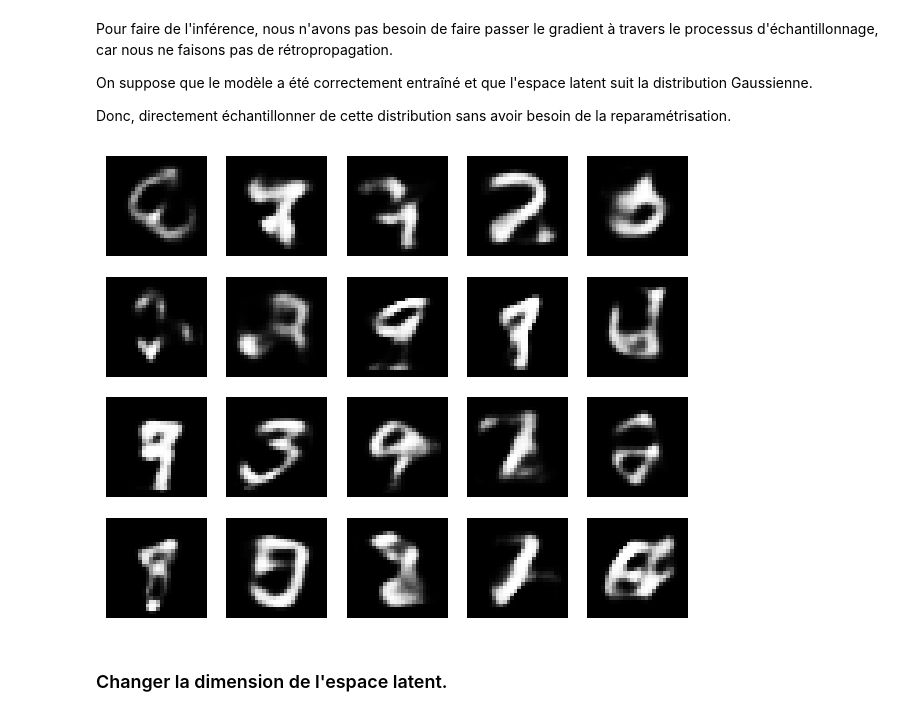
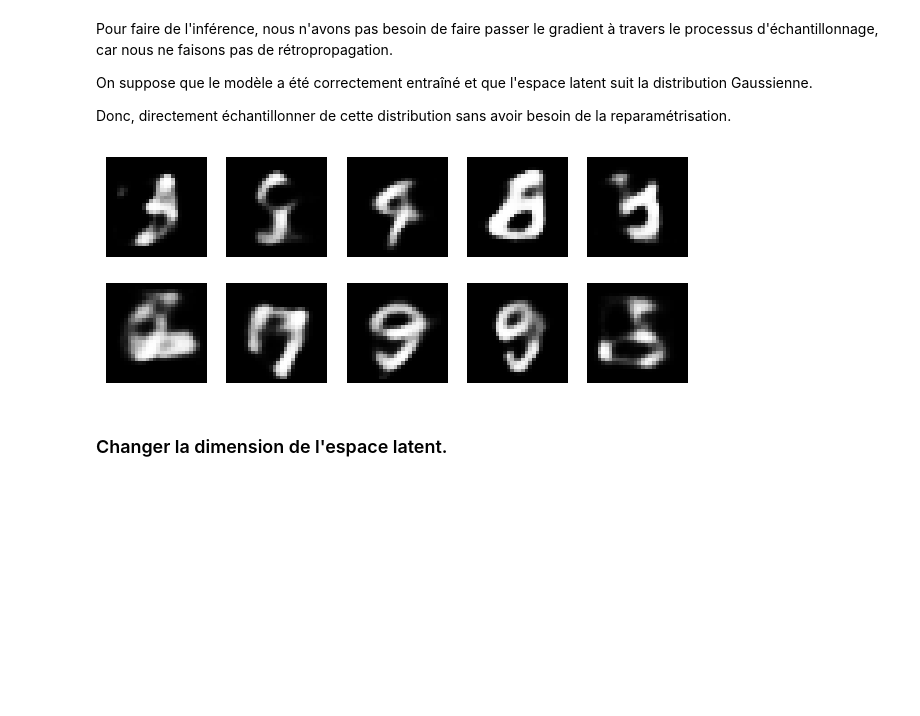
Before and after one commit to raphrb2/Autosupervised-Learning, a Jupyter notebook: TP2_VAE/TP_VAE.ipynb, the cells around one changed output. Cells and saved outputs as stored; diff of their text form; code cells hidden in the pictures; blank space fills up the shorter version.

```diff
--- a/TP2_VAE/TP_VAE.ipynb
+++ b/TP2_VAE/TP_VAE.ipynb
@@ -95,32 +95,32 @@ Donc, directement échantillonner de cette distribution sans avoir besoin de la
 # %%
 import matplotlib.pyplot as plt
 
-def generate_images(vae, num_samples=20, latent_dim=50, image_size=(28, 28), images_per_row=5):
+def generate_images(vae, num_samples=10, latent_dim=50, image_size=(28, 28), images_per_row=5):
     vae.eval()
 
     z = torch.randn(num_samples, latent_dim).to(device)
 
     with torch.no_grad():
         generated_images = vae.decode(z)
 
     generated_images = generated_images.view(-1, *image_size)
 
     num_rows = num_samples // images_per_row + (0 if num_samples % images_per_row == 0 else 1)
 
     fig, axes = plt.subplots(num_rows, images_per_row, figsize=(images_per_row * 1.5, num_rows * 1.5))
     axes = axes.flatten()
 
     for i, ax in enumerate(axes):
         if i < num_samples:
             ax.imshow(generated_images[i].cpu().numpy(), cmap='gray')
             ax.axis('off')
         else:
             ax.axis('off')
 
     plt.show()
 
 generate_images(vae)
 # %% [output]
-[figure, old version]
+[figure, new version]
 # %% [markdown]
 ### Changer la dimension de l'espace latent.
```
Also changed, not shown: parts of 11 cells of this notebook.
